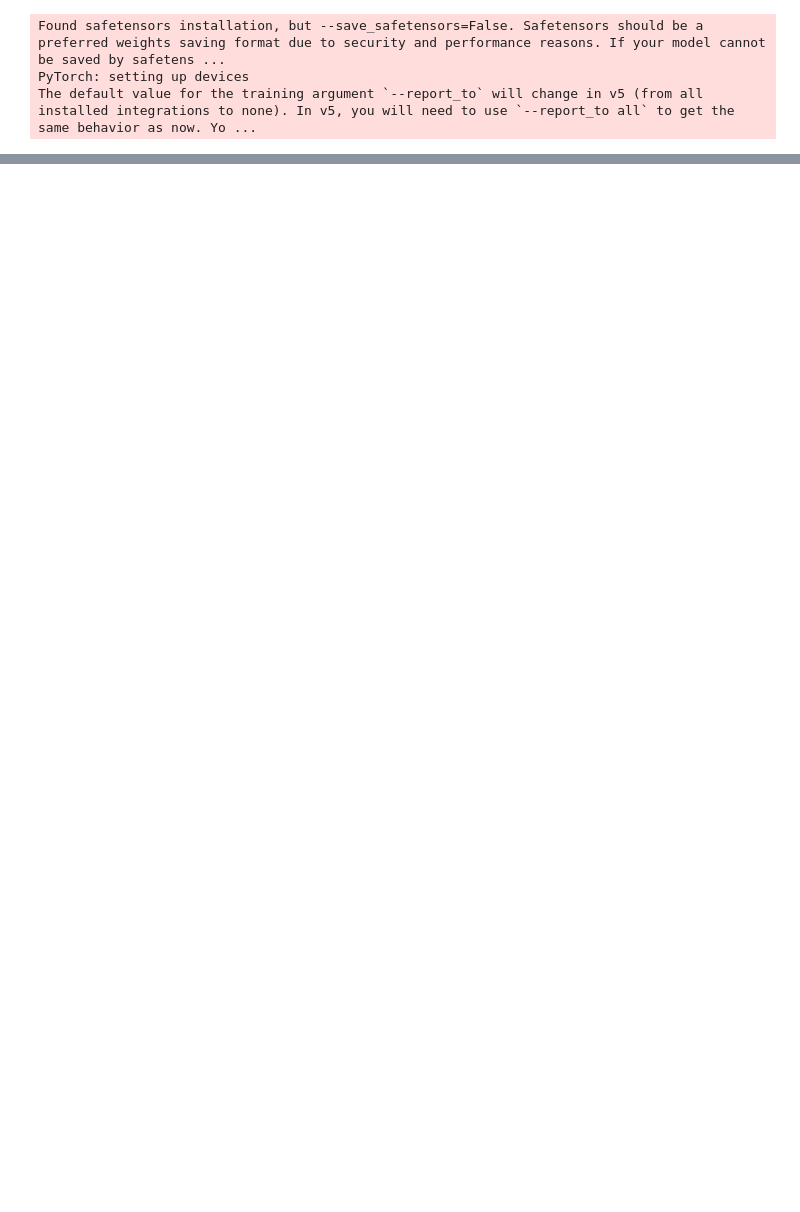
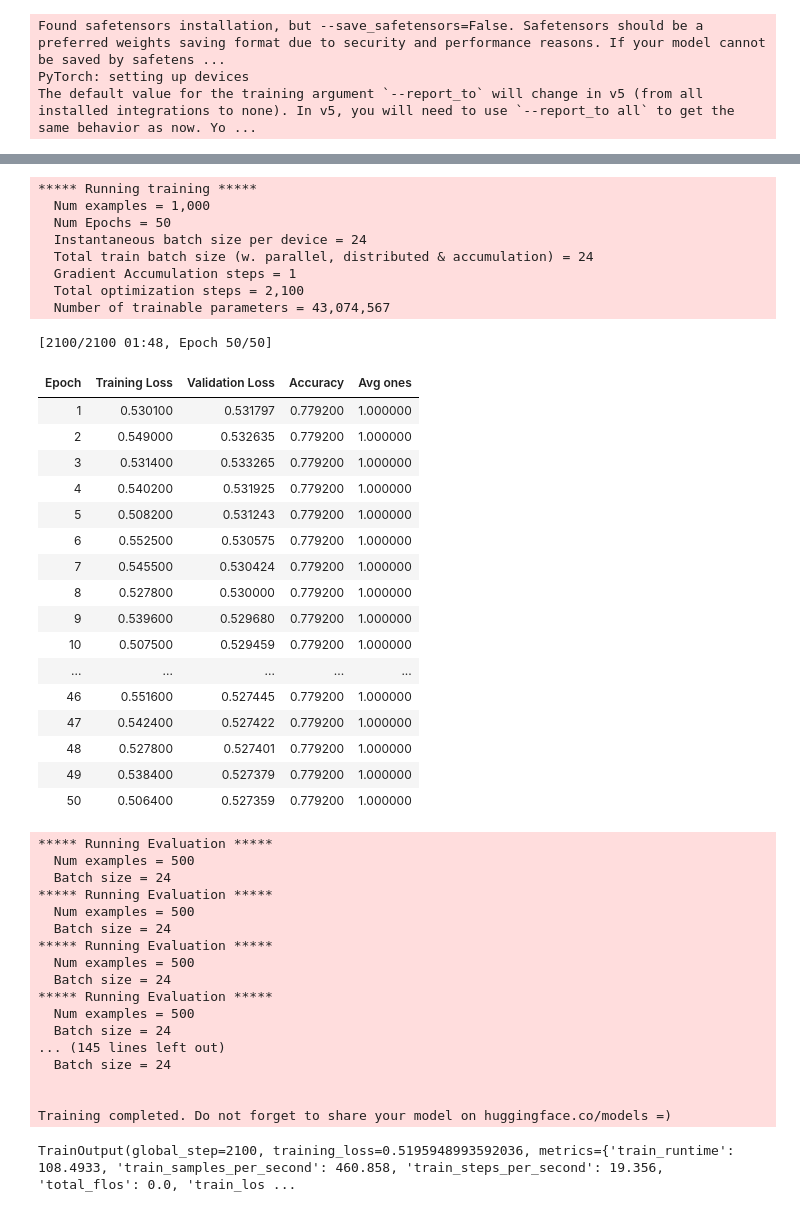
Before and after one commit to AntonXue/tf_logic, a Jupyter notebook: notebooks/task_trainer_test.ipynb, the cells around one changed output, grey strips where cells are left out. Saved outputs shown, nothing was run; the diff lists cells and outputs as text; code cells hidden in the pictures; blank space fills up the shorter version.

```diff
--- a/notebooks/task_trainer_test.ipynb
+++ b/notebooks/task_trainer_test.ipynb
@@ -193,9 +132,54 @@ TrainOutput(global_step=2100, training_loss=0.16895931706630757, metrics={'train
 # %%
 ### SUCC MyTF
-mytf_succ_trainer = Trainer(mytf_succ_model, succ_training_args,
+mytf_succ_trainer = Trainer(mytf_succ, succ_training_args,
     train_dataset = succ_train_dataset,
     eval_dataset = succ_test_dataset,
     compute_metrics = succ_compute_metrics)
-# mytf_succ_trainer.train()
+mytf_succ_trainer.train()
+# %% [output]
+***** Running training *****
+  Num examples = 1,000
+  Num Epochs = 50
+  Instantaneous batch size per device = 24
+  Total train batch size (w. parallel, distributed & accumulation) = 24
+  Gradient Accumulation steps = 1
+  Total optimization steps = 2,100
+  Number of trainable parameters = 43,074,567
+[2100/2100 01:48, Epoch 50/50]
+| Epoch | Training Loss | Validation Loss | Accuracy | Avg ones |
+| 1 | 0.530100 | 0.531797 | 0.779200 | 1.000000 |
+| 2 | 0.549000 | 0.532635 | 0.779200 | 1.000000 |
+| 3 | 0.531400 | 0.533265 | 0.779200 | 1.000000 |
+| 4 | 0.540200 | 0.531925 | 0.779200 | 1.000000 |
+| 5 | 0.508200 | 0.531243 | 0.779200 | 1.000000 |
+| 6 | 0.552500 | 0.530575 | 0.779200 | 1.000000 |
+| 7 | 0.545500 | 0.530424 | 0.779200 | 1.000000 |
+| 8 | 0.527800 | 0.530000 | 0.779200 | 1.000000 |
+| 9 | 0.539600 | 0.529680 | 0.779200 | 1.000000 |
+| 10 | 0.507500 | 0.529459 | 0.779200 | 1.000000 |
+| ... | ... | ... | ... | ... |
+| 46 | 0.551600 | 0.527445 | 0.779200 | 1.000000 |
+| 47 | 0.542400 | 0.527422 | 0.779200 | 1.000000 |
+| 48 | 0.527800 | 0.527401 | 0.779200 | 1.000000 |
+| 49 | 0.538400 | 0.527379 | 0.779200 | 1.000000 |
+| 50 | 0.506400 | 0.527359 | 0.779200 | 1.000000 |
+***** Running Evaluation *****
+  Num examples = 500
+  Batch size = 24
+***** Running Evaluation *****
+  Num examples = 500
+  Batch size = 24
+***** Running Evaluation *****
+  Num examples = 500
+  Batch size = 24
+***** Running Evaluation *****
+  Num examples = 500
+  Batch size = 24
+... (145 lines left out)
+  Batch size = 24
+
+
+Training completed. Do not forget to share your model on huggingface.co/models =)
+TrainOutput(global_step=2100, training_loss=0.5195948993592036, metrics={'train_runtime': 108.4933, 'train_samples_per_second': 460.858, 'train_steps_per_second': 19.356, 'total_flos': 0.0, 'train_los ...
 # %%
 ### ARSteps GPT2
```
Also changed, not shown: parts of 7 cells of this notebook, 6 other files.
